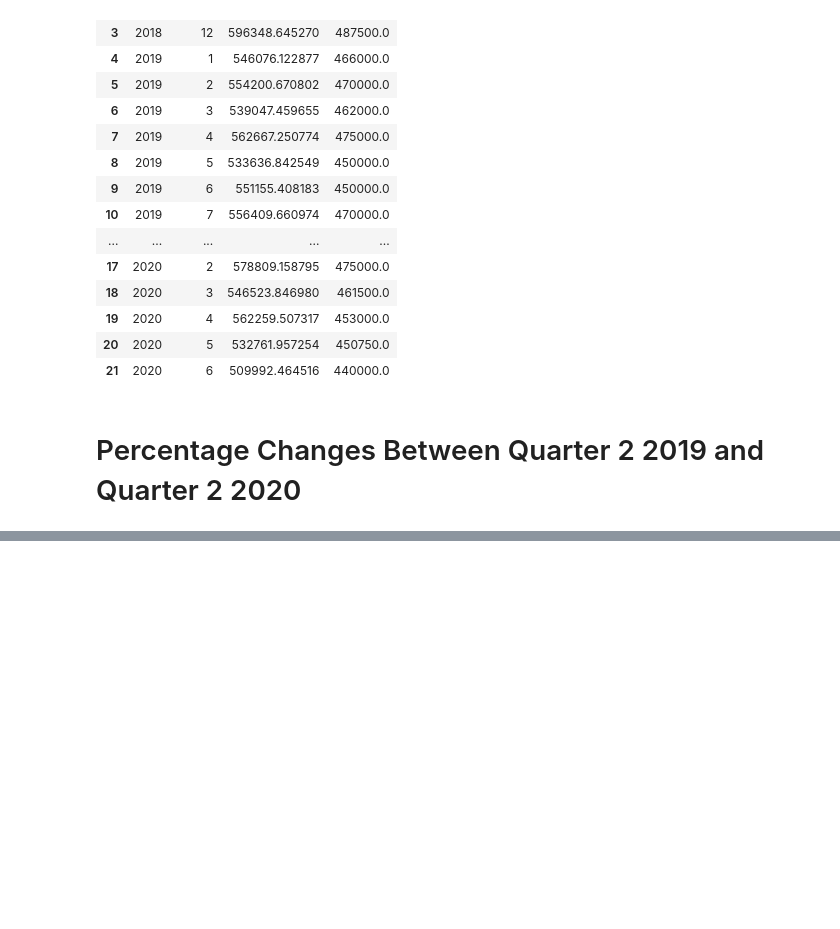
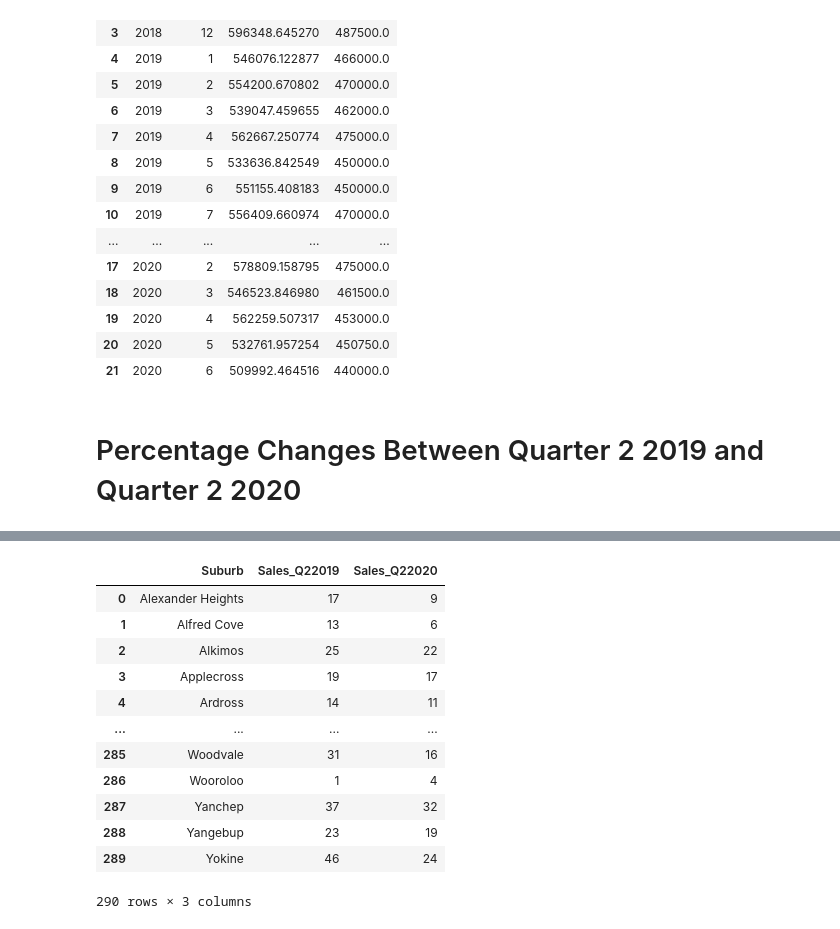
Before and after one commit to Supasyl/Data-Analytics-Project-1, a Jupyter notebook: Project 1.3 Notebooks/Data Analysis - Real Estate Sales Sept 2018 to June 2020.ipynb, the cells around one changed output, grey strips where cells are left out. Drawn from its saved outputs; the diff is of its cells as text; code cells hidden in the pictures; blank space fills up the shorter version.

```diff
--- a/Project 1.3 Notebooks/Data Analysis - Real Estate Sales Sept 2018 to June 2020.ipynb
+++ b/Project 1.3 Notebooks/Data Analysis - Real Estate Sales Sept 2018 to June 2020.ipynb
@@ -568,0 +612,17 @@ wa_realestate_qt_sb_type_df_finm
+# %%
+wa_re_qt_sb_to_20_2_mg = pd.merge(wa_realestate_qt_sb_type_2019_2_df, wa_realestate_qt_sb_type_2020_2_df)
+wa_re_qt_sb_to_20_2_mg
+# %% [output]
+|  | Suburb | Sales_Q22019 | Sales_Q22020 |
+| 0 | Alexander Heights | 17 | 9 |
+| 1 | Alfred Cove | 13 | 6 |
+| 2 | Alkimos | 25 | 22 |
+| 3 | Applecross | 19 | 17 |
+| 4 | Ardross | 14 | 11 |
+| ... | ... | ... | ... |
+| 285 | Woodvale | 31 | 16 |
+| 286 | Wooroloo | 1 | 4 |
+| 287 | Yanchep | 37 | 32 |
+| 288 | Yangebup | 23 | 19 |
+| 289 | Yokine | 46 | 24 |
+290 rows × 3 columns
```
Also changed, not shown: parts of 10 cells of this notebook, 9 other files.
